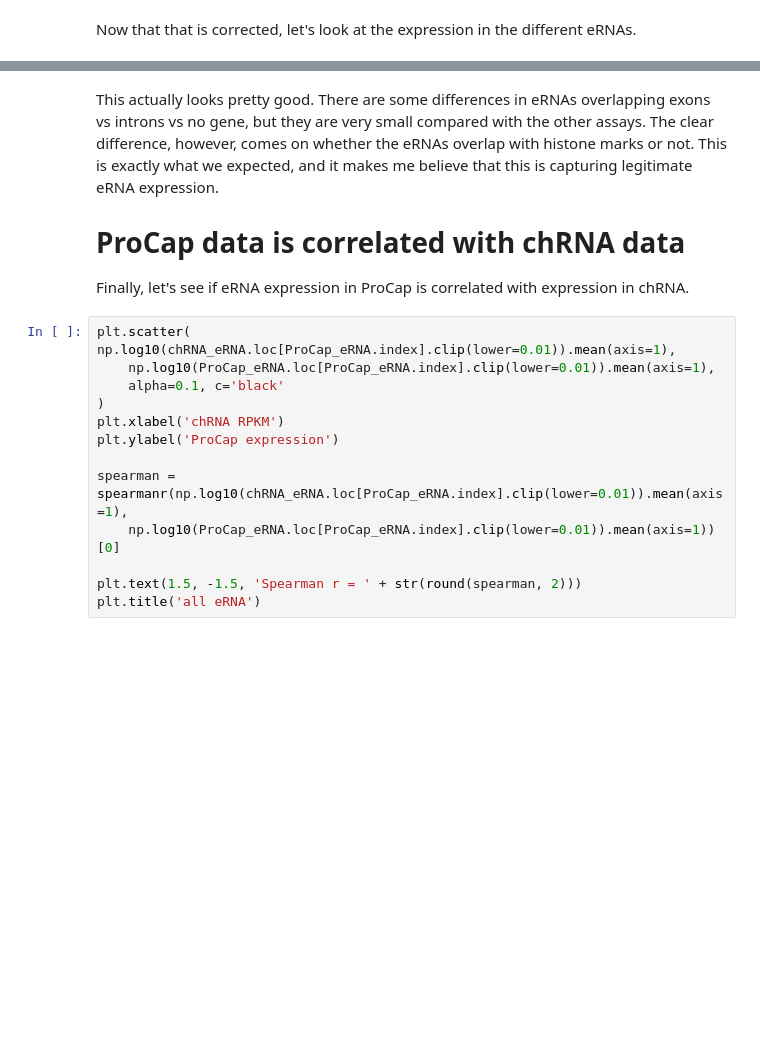
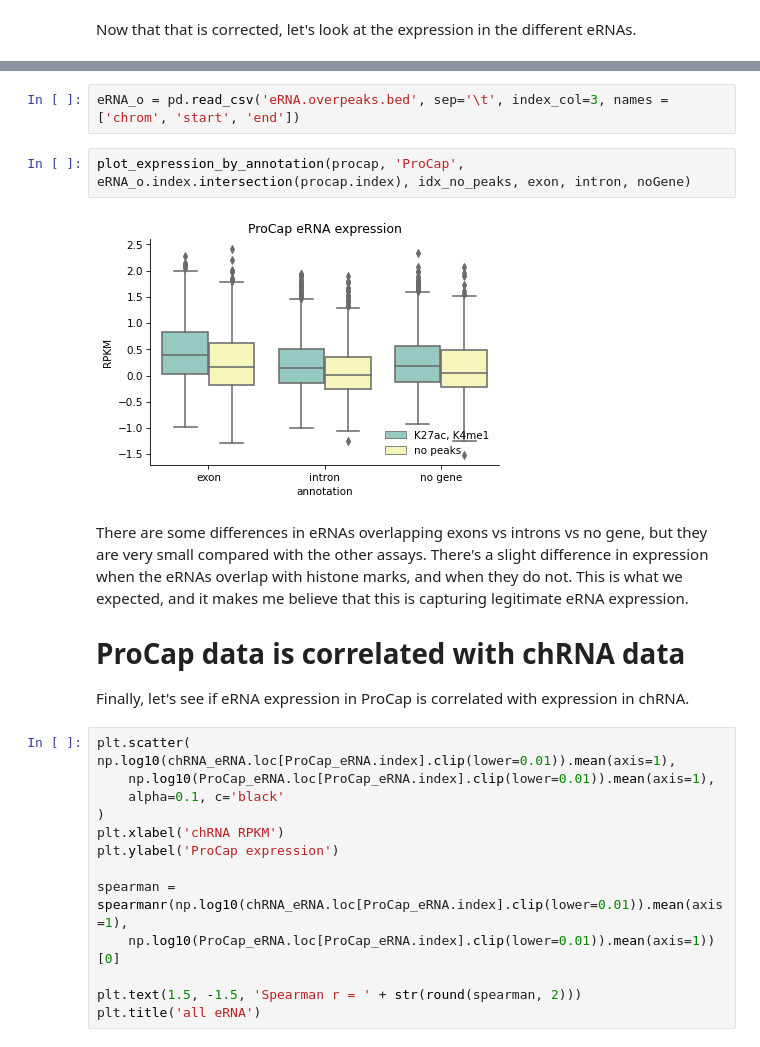
Before and after one commit to bfairkun/ChromatinSplicingQTLs, a Jupyter notebook: analysis/eRNA.ipynb, the cells around one changed output, grey strips where cells are left out. Saved outputs shown, nothing was run; the diff lists cells and outputs as text; blank space fills up the shorter version.

```diff
--- a/analysis/eRNA.ipynb
+++ b/analysis/eRNA.ipynb
@@ -501,5 +502,11 @@ plot_expression_by_annotation(procap, 'ProCap', idx_peaks.intersection(procap.in
+# %%
+eRNA_o = pd.read_csv('eRNA.overpeaks.bed', sep='\t', index_col=3, names = ['chrom', 'start', 'end'])
+# %%
+plot_expression_by_annotation(procap, 'ProCap', eRNA_o.index.intersection(procap.index), idx_no_peaks, exon, intron, noGene)
+# %% [output]
+[figure, added]
 # %% [markdown]
-This actually looks pretty good. There are some differences in eRNAs overlapping exons vs introns vs no gene, but they are very small compared with the other assays. The clear difference, however, comes on whether the eRNAs overlap with histone marks or not. This is exactly what we expected, and it makes me believe that this is capturing legitimate eRNA expression.
+There are some differences in eRNAs overlapping exons vs introns vs no gene, but they are very small compared with the other assays. There's a slight difference in expression when the eRNAs overlap with histone marks, and when they do not. This is what we expected, and it makes me believe that this is capturing legitimate eRNA expression.
 
 # ProCap data is correlated with chRNA data
 
```
Also changed, not shown: parts of 9 cells of this notebook.
